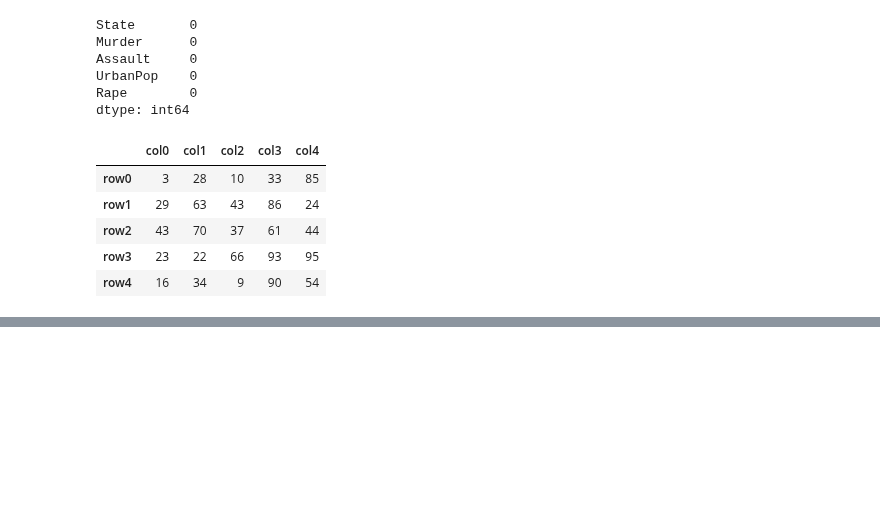
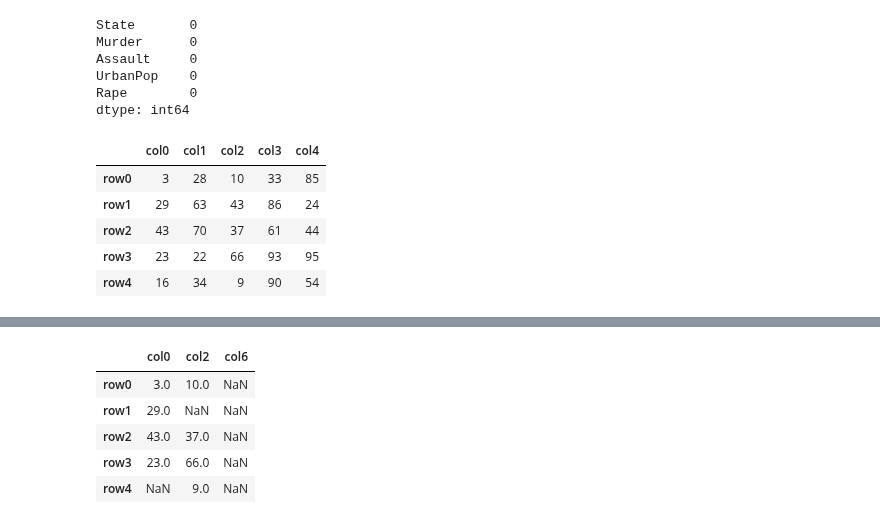
Before and after one commit to shubhamlad21/msc1_fds_512, a Jupyter notebook: FDS.ipynb, the cells around one changed output, grey strips where cells are left out. Cells and saved outputs as stored; diff of their text form; code cells hidden in the pictures; blank space fills up the shorter version.

```diff
--- a/FDS.ipynb
+++ b/FDS.ipynb
@@ -565,0 +593,9 @@ df.head()
+# %%
+df.loc[:,df.isnull().any()]
+# %% [output]
+|  | col0 | col2 | col6 |
+| row0 | 3.0 | 10.0 | NaN |
+| row1 | 29.0 | NaN | NaN |
+| row2 | 43.0 | 37.0 | NaN |
+| row3 | 23.0 | 66.0 | NaN |
+| row4 | NaN | 9.0 | NaN |
```
Also changed, not shown: parts of 4 cells of this notebook.
